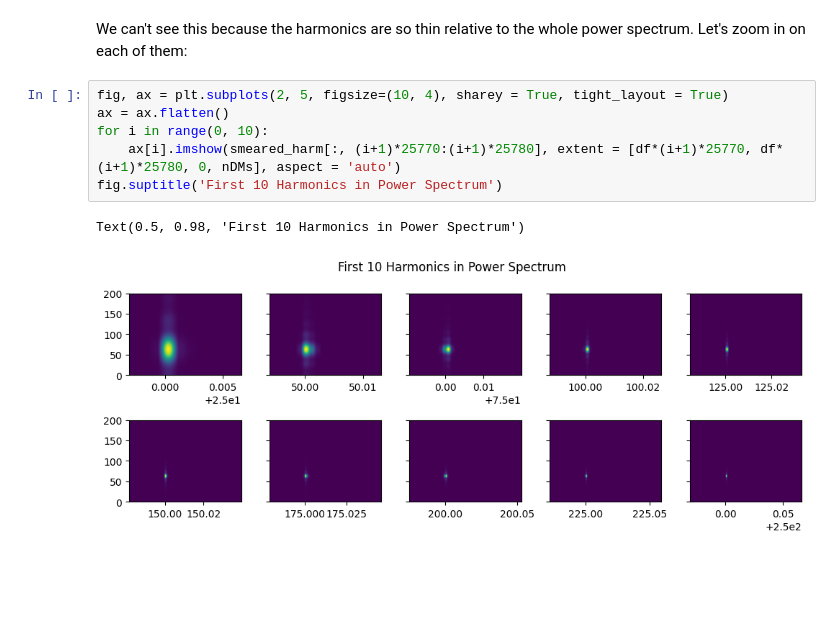
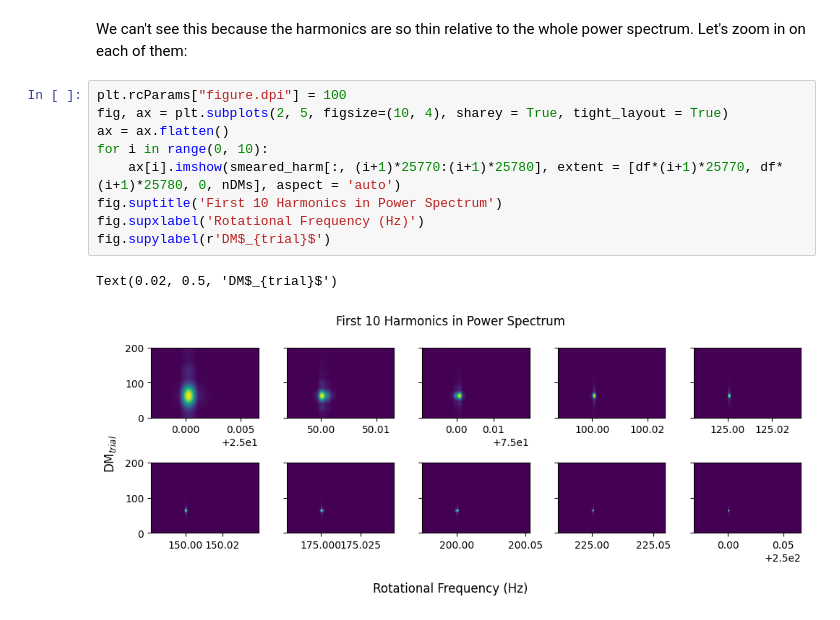
Before and after one commit to reyniersquillace/RadioTime, a Jupyter notebook: Fourier Faking.ipynb, the cells around one changed output. Saved outputs shown, nothing was run; the diff lists cells and outputs as text; blank space fills up the shorter version.

Commit message:
Fixed plot labels

```diff
--- a/Fourier Faking.ipynb
+++ b/Fourier Faking.ipynb
@@ -181,11 +181,14 @@ Text(0, 0.5, 'Some Arbitrary Power')
 # %% [markdown]
 We can't see this because the harmonics are so thin relative to the whole power spectrum. Let's zoom in on each of them:
 # %%
+plt.rcParams["figure.dpi"] = 100
 fig, ax = plt.subplots(2, 5, figsize=(10, 4), sharey = True, tight_layout = True)
 ax = ax.flatten()
 for i in range(0, 10):
     ax[i].imshow(smeared_harm[:, (i+1)*25770:(i+1)*25780], extent = [df*(i+1)*25770, df*(i+1)*25780, 0, nDMs], aspect = 'auto')
 fig.suptitle('First 10 Harmonics in Power Spectrum')
+fig.supxlabel('Rotational Frequency (Hz)')
+fig.supylabel(r'DM$_{trial}$')
 # %% [output]
-Text(0.5, 0.98, 'First 10 Harmonics in Power Spectrum')
+Text(0.02, 0.5, 'DM$_{trial}$')
-[figure, old version]
+[figure, new version]
```
Also changed, not shown: parts of 2 cells of this notebook.
